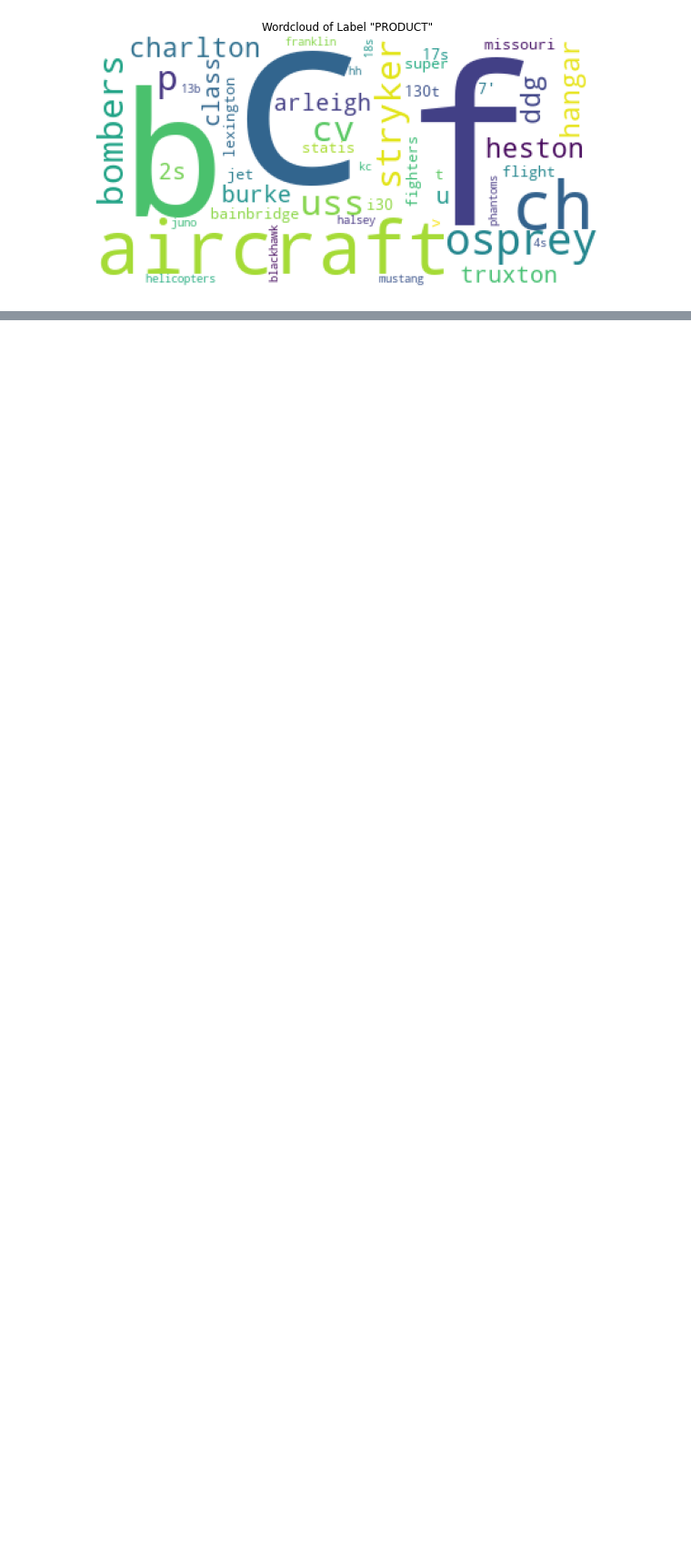
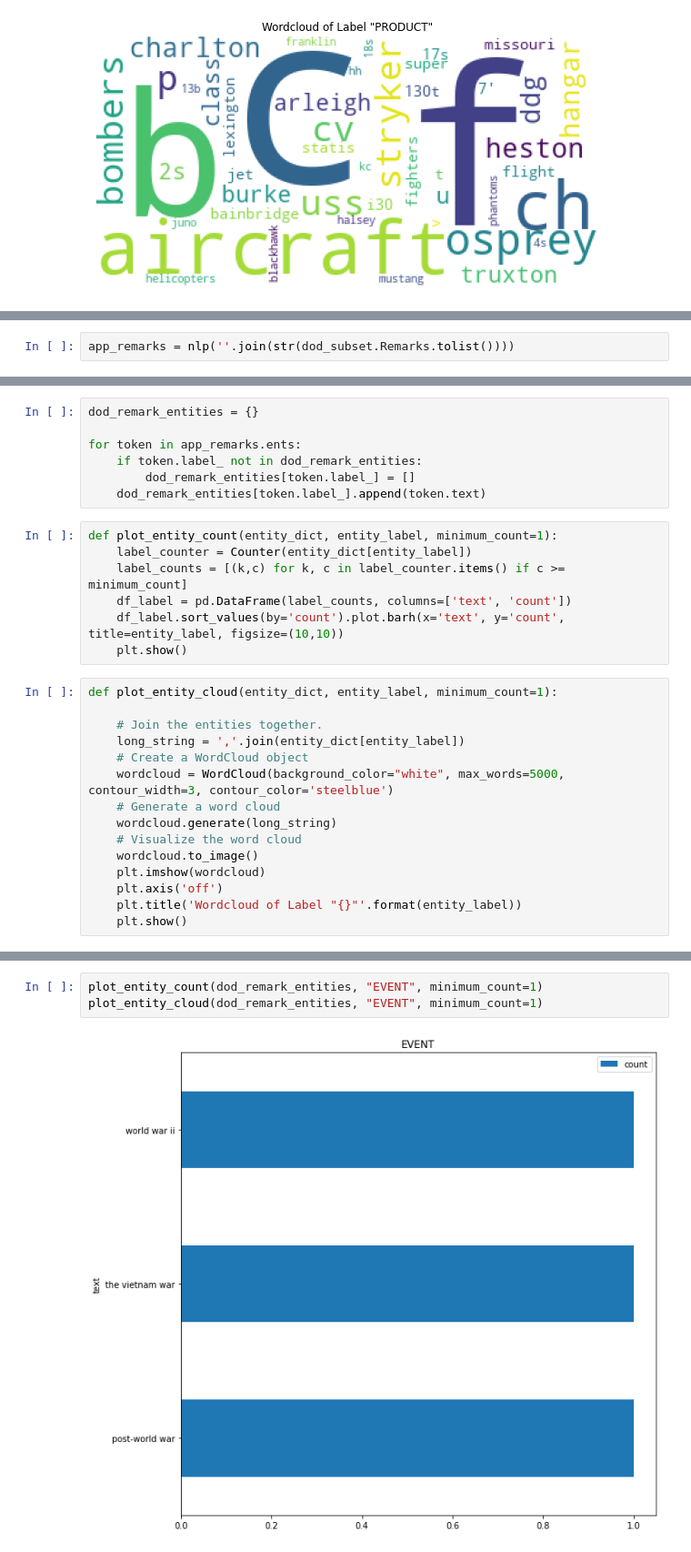
Before and after one commit to ravinitheshreddy/SubtlePropaganda, a Jupyter notebook: notebooks/NER_analysis_remarks.ipynb, the cells around one changed output, grey strips where cells are left out. Shown at 91% size. Drawn from its saved outputs; the diff is of its cells as text; blank space fills up the shorter version.

```diff
--- a/notebooks/NER_analysis_remarks.ipynb
+++ b/notebooks/NER_analysis_remarks.ipynb
@@ -184,0 +217,2 @@ plot_entity_cloud(dod_remark_entities, "PRODUCT", minimum_count=1)
+# %%
+app_remarks = nlp(''.join(str(dod_subset.Remarks.tolist())))
@@ -184,0 +221,29 @@ plot_entity_cloud(dod_remark_entities, "PRODUCT", minimum_count=1)
+# %%
+dod_remark_entities = {}
+
+for token in app_remarks.ents:
+    if token.label_ not in dod_remark_entities:
+        dod_remark_entities[token.label_] = []
+    dod_remark_entities[token.label_].append(token.text)
+# %%
+def plot_entity_count(entity_dict, entity_label, minimum_count=1):
+    label_counter = Counter(entity_dict[entity_label])
+    label_counts = [(k,c) for k, c in label_counter.items() if c >= minimum_count]
+    df_label = pd.DataFrame(label_counts, columns=['text', 'count'])
+    df_label.sort_values(by='count').plot.barh(x='text', y='count', title=entity_label, figsize=(10,10))
+    plt.show()
+# %%
+def plot_entity_cloud(entity_dict, entity_label, minimum_count=1):
+
+    # Join the entities together.
+    long_string = ','.join(entity_dict[entity_label])
+    # Create a WordCloud object
+    wordcloud = WordCloud(background_color="white", max_words=5000, contour_width=3, contour_color='steelblue')
+    # Generate a word cloud
+    wordcloud.generate(long_string)
+    # Visualize the word cloud
+    wordcloud.to_image()
+    plt.imshow(wordcloud)
+    plt.axis('off')
+    plt.title('Wordcloud of Label "{}"'.format(entity_label))
+    plt.show()
@@ -184,0 +254,5 @@ plot_entity_cloud(dod_remark_entities, "PRODUCT", minimum_count=1)
+# %%
+plot_entity_count(dod_remark_entities, "EVENT", minimum_count=1)
+plot_entity_cloud(dod_remark_entities, "EVENT", minimum_count=1)
+# %% [output]
+[figure, added]
```
Also changed, not shown: parts of 16 cells of this notebook.
